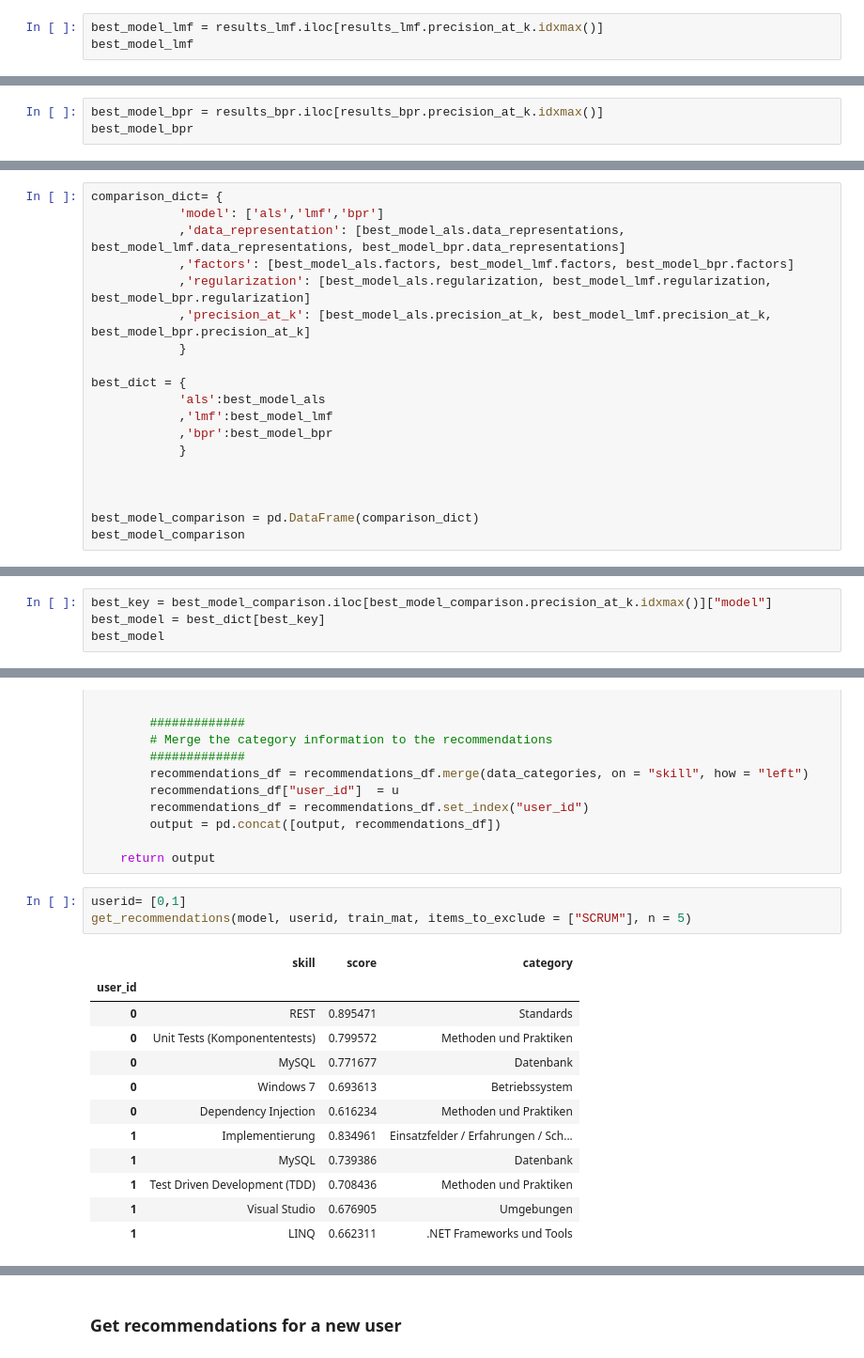
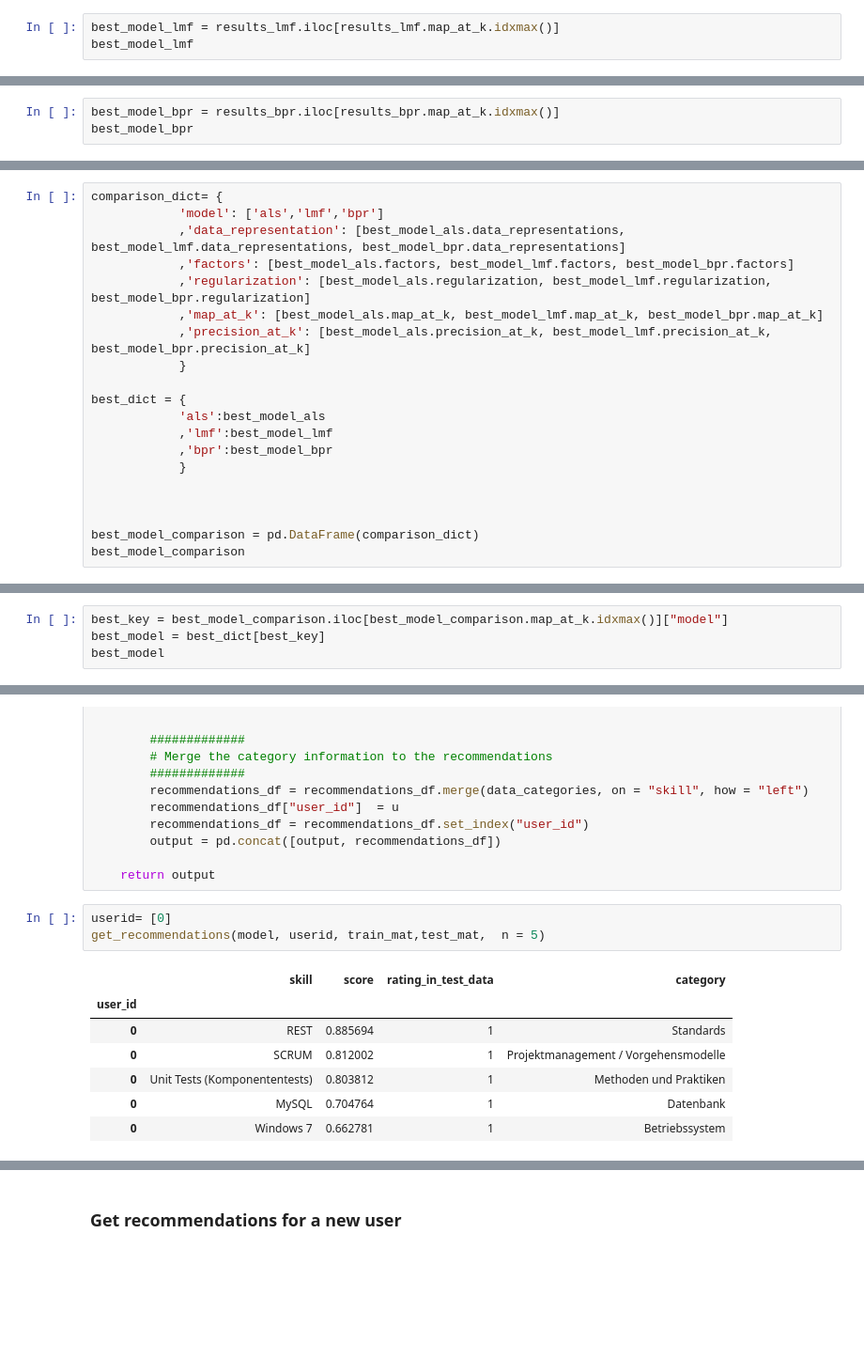
Before and after one commit to maximizer36/DS_AP, a Jupyter notebook: AP_binary_implicit_final.ipynb, the cells around one changed output, grey strips where cells are left out. Shown at 94% size. Saved outputs shown, nothing was run; the diff lists cells and outputs as text; blank space fills up the shorter version.

```diff
--- a/AP_binary_implicit_final.ipynb
+++ b/AP_binary_implicit_final.ipynb
@@ -423,7 +447,7 @@ results_lmf
 # %% [markdown]
 Extracting the parametrization of the model with the best precision at k score
 # %%
-best_model_lmf = results_lmf.iloc[results_lmf.precision_at_k.idxmax()]
+best_model_lmf = results_lmf.iloc[results_lmf.map_at_k.idxmax()]
 best_model_lmf
 # %% [output]
 data_representations    Normalized
@@ -474,7 +498,7 @@ results_bpr
 # %% [markdown]
 Extracting the parametrization of the model with the best precision at k score
 # %%
-best_model_bpr = results_bpr.iloc[results_bpr.precision_at_k.idxmax()]
+best_model_bpr = results_bpr.iloc[results_bpr.map_at_k.idxmax()]
 best_model_bpr
 # %% [output]
 data_representations        bm25
@@ -502,6 +526,7 @@ comparison_dict= {
             ,'data_representation': [best_model_als.data_representations, best_model_lmf.data_representations, best_model_bpr.data_representations]
             ,'factors': [best_model_als.factors, best_model_lmf.factors, best_model_bpr.factors]
             ,'regularization': [best_model_als.regularization, best_model_lmf.regularization, best_model_bpr.regularization]
+            ,'map_at_k': [best_model_als.map_at_k, best_model_lmf.map_at_k, best_model_bpr.map_at_k]
             ,'precision_at_k': [best_model_als.precision_at_k, best_model_lmf.precision_at_k, best_model_bpr.precision_at_k]
             }
 
@@ -523,5 +548,5 @@ best_model_comparison
 # %%
-best_key = best_model_comparison.iloc[best_model_comparison.precision_at_k.idxmax()]["model"]
+best_key = best_model_comparison.iloc[best_model_comparison.map_at_k.idxmax()]["model"]
 best_model = best_dict[best_key]
 best_model
 # %% [output]
@@ -774,18 +779,13 @@ def get_recommendations (model,userids:list, mat:csr_matrix ,eval_mat:csr_matrix
 
     return output
 # %%
-userid= [0,1]
-get_recommendations(model, userid, train_mat, items_to_exclude = ["SCRUM"], n = 5)
+userid= [0]
+get_recommendations(model, userid, train_mat,test_mat,  n = 5)
 # %% [output]
-|  | skill | score | category |
-| user_id |  |  |  |
-| 0 | REST | 0.895471 | Standards |
-| 0 | Unit Tests (Komponententests) | 0.799572 | Methoden und Praktiken |
-| 0 | MySQL | 0.771677 | Datenbank |
-| 0 | Windows 7 | 0.693613 | Betriebssystem |
-| 0 | Dependency Injection | 0.616234 | Methoden und Praktiken |
-| 1 | Implementierung | 0.834961 | Einsatzfelder / Erfahrungen / Sch... |
-| 1 | MySQL | 0.739386 | Datenbank |
-| 1 | Test Driven Development (TDD) | 0.708436 | Methoden und Praktiken |
-| 1 | Visual Studio | 0.676905 | Umgebungen |
-| 1 | LINQ | 0.662311 | .NET Frameworks und Tools |
+|  | skill | score | rating_in_test_data | category |
+| user_id |  |  |  |  |
+| 0 | REST | 0.885694 | 1 | Standards |
+| 0 | SCRUM | 0.812002 | 1 | Projektmanagement / Vorgehensmodelle |
+| 0 | Unit Tests (Komponententests) | 0.803812 | 1 | Methoden und Praktiken |
+| 0 | MySQL | 0.704764 | 1 | Datenbank |
+| 0 | Windows 7 | 0.662781 | 1 | Betriebssystem |
```
Also changed, not shown: parts of 21 cells of this notebook, 1 other file.
